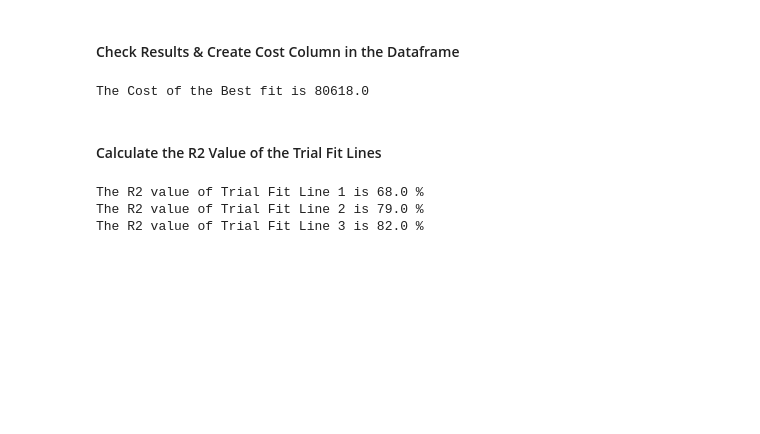
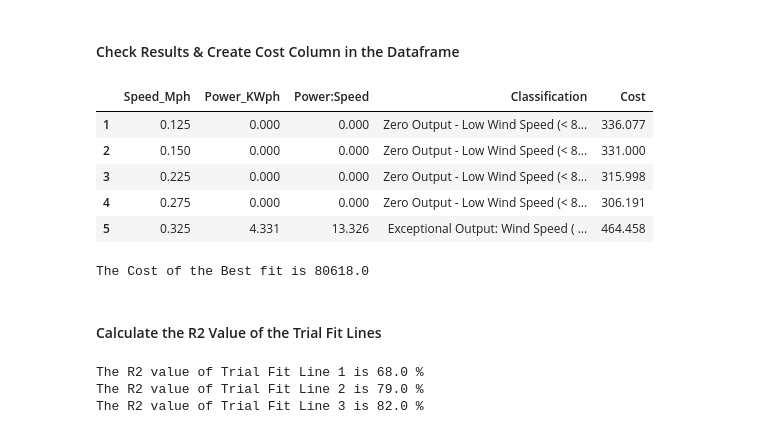
Before and after one commit to Fiona-600/Data-Analytics-2020-Project, a Jupyter notebook: Final Project 2020.ipynb, the cells around one changed output. Drawn from its saved outputs; the diff is of its cells as text; code cells hidden in the pictures; blank space fills up the shorter version.

```diff
--- a/Final Project 2020.ipynb
+++ b/Final Project 2020.ipynb
@@ -517,6 +518,16 @@ Cost = ([(p[i] - m * s[i] - c)**2 for i in range(len(df.Speed_Mph))])
 # Create a 'Cost Column to show Cost by Sample'
 df['Cost'] = Cost
 pd.set_option("display.precision", 3) #Round the results to 3 decimal places
+# %%
+#Option to show the dataframe with 'Cost' by sample (only 5 shown as an example for space purposes)
+df.head(5)
+# %% [output]
+|  | Speed_Mph | Power_KWph | Power:Speed | Classification | Cost |
+| 1 | 0.125 | 0.000 | 0.000 | Zero Output - Low Wind Speed (< 8... | 336.077 |
+| 2 | 0.150 | 0.000 | 0.000 | Zero Output - Low Wind Speed (< 8... | 331.000 |
+| 3 | 0.225 | 0.000 | 0.000 | Zero Output - Low Wind Speed (< 8... | 315.998 |
+| 4 | 0.275 | 0.000 | 0.000 | Zero Output - Low Wind Speed (< 8... | 306.191 |
+| 5 | 0.325 | 4.331 | 13.326 | Exceptional Output: Wind Speed ( ... | 464.458 |
 # %%
 print ("\nThe Cost of the Best fit is",((round(np.sum(df['Cost'])))),"\n")
 # %% [output]
```
Also changed, not shown: parts of 16 cells of this notebook, 1 other file.
